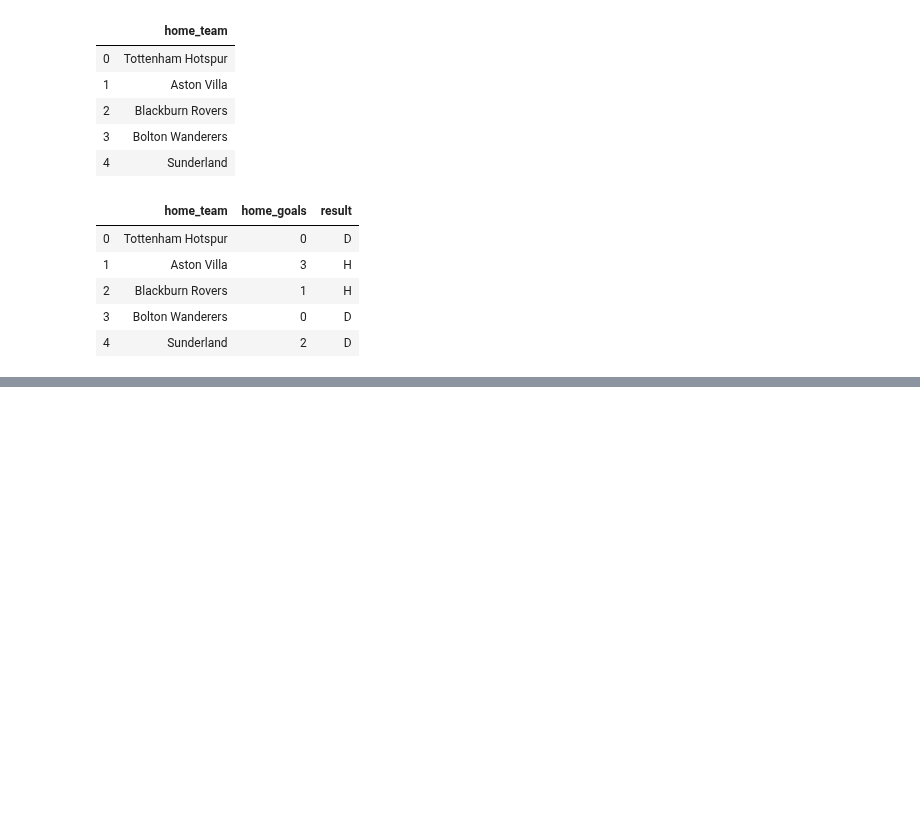
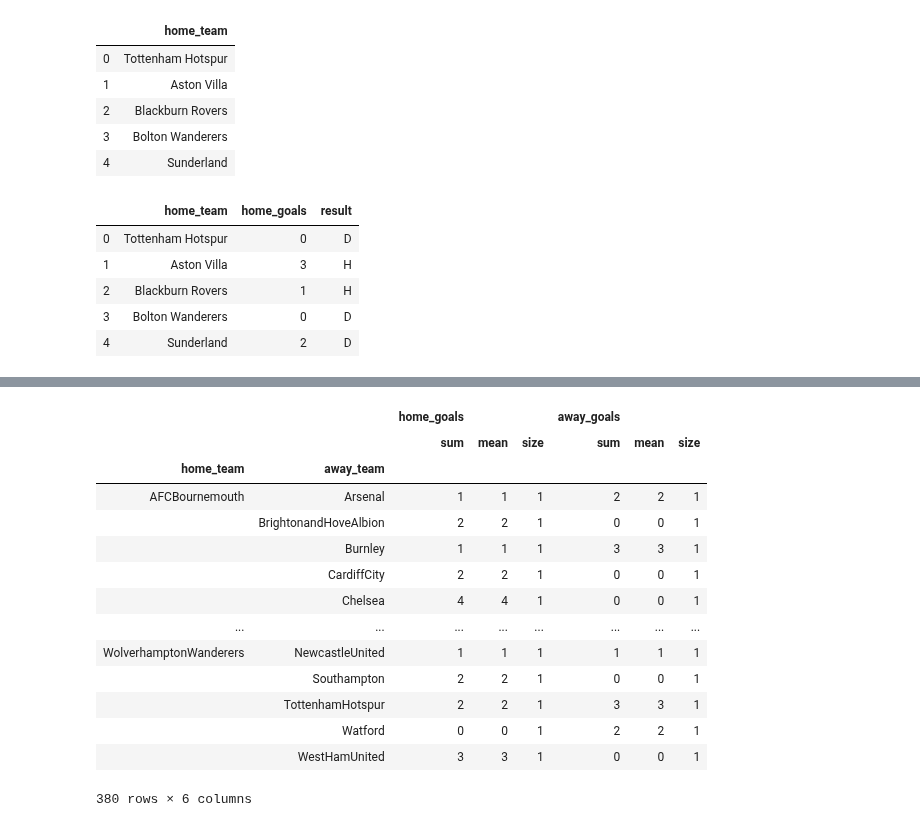
Before and after one commit to galaxy1014/ML_module_summary, a Jupyter notebook: Pandas/Chapyter6_Use like query/Chapter6.ipynb, the cells around one changed output, grey strips where cells are left out. Drawn from its saved outputs; the diff is of its cells as text; code cells hidden in the pictures; blank space fills up the shorter version.

Commit message:
Update Chapter6.ipynb
add groupy method code part

```diff
--- a/Pandas/Chapyter6_Use like query/Chapter6.ipynb
+++ b/Pandas/Chapyter6_Use like query/Chapter6.ipynb
@@ -371,3 +371,6 @@ df.take([0,2,4], axis=1).head()
 | 2 | Blackburn Rovers | 1 | H |
 | 3 | Bolton Wanderers | 0 | D |
 | 4 | Sunderland | 2 | D |
+# %%
+df = pd.read_csv('../Pandas/premier_18-19.csv')
+df.head()
@@ -373,0 +449,23 @@ df.take([0,2,4], axis=1).head()
+# %%
+group_cols = ['home_team','away_team']
+# %%
+agg_cols = ['home_goals','away_goals']
+# %%
+fg = df.groupby(group_cols)[agg_cols].agg(['sum','mean','size'])
+fg
+# %% [output]
+|  |  | home_goals |  |  | away_goals |  |  |
+|  |  | sum | mean | size | sum | mean | size |
+| home_team | away_team |  |  |  |  |  |  |
+| AFCBournemouth | Arsenal | 1 | 1 | 1 | 2 | 2 | 1 |
+|  | BrightonandHoveAlbion | 2 | 2 | 1 | 0 | 0 | 1 |
+|  | Burnley | 1 | 1 | 1 | 3 | 3 | 1 |
+|  | CardiffCity | 2 | 2 | 1 | 0 | 0 | 1 |
+|  | Chelsea | 4 | 4 | 1 | 0 | 0 | 1 |
+| ... | ... | ... | ... | ... | ... | ... | ... |
+| WolverhamptonWanderers | NewcastleUnited | 1 | 1 | 1 | 1 | 1 | 1 |
+|  | Southampton | 2 | 2 | 1 | 0 | 0 | 1 |
+|  | TottenhamHotspur | 2 | 2 | 1 | 3 | 3 | 1 |
+|  | Watford | 0 | 0 | 1 | 2 | 2 | 1 |
+|  | WestHamUnited | 3 | 3 | 1 | 0 | 0 | 1 |
+380 rows × 6 columns
```
Also changed, not shown: parts of 10 cells of this notebook.
